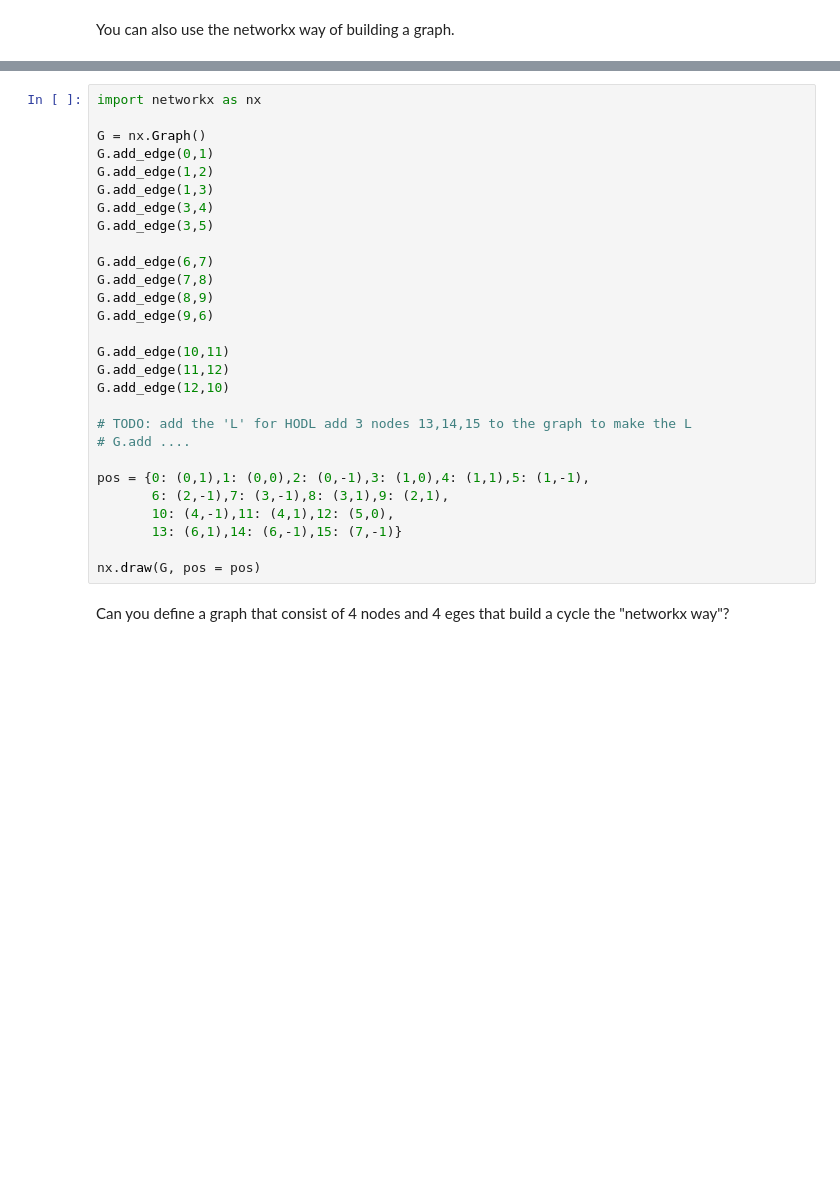
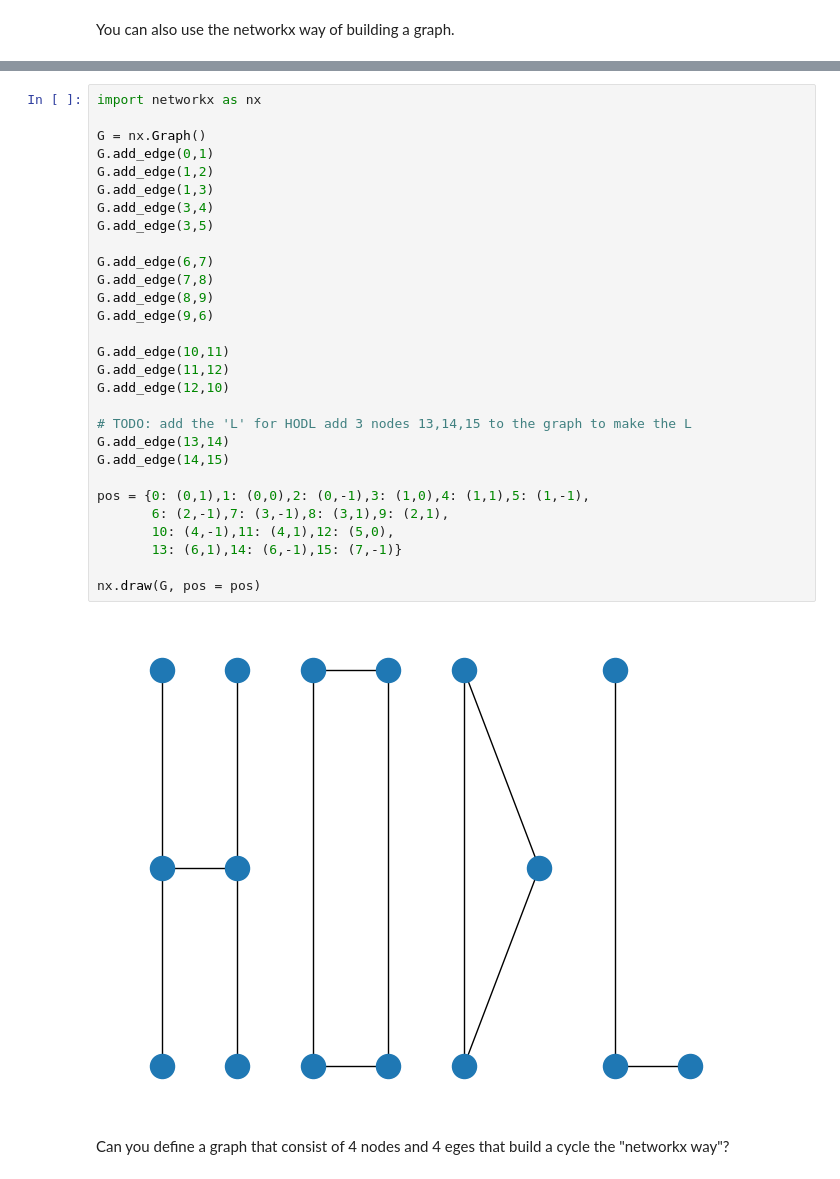
Before and after one commit to MichalisPapadakis/HODL_2026_assignements, a Jupyter notebook: HODL_Graph_Neural_Networks.ipynb, the cells around one changed output, grey strips where cells are left out. Drawn from its saved outputs; the diff is of its cells as text; blank space fills up the shorter version.

```diff
--- a/HODL_Graph_Neural_Networks.ipynb
+++ b/HODL_Graph_Neural_Networks.ipynb
@@ -505,31 +512,34 @@ nx.draw(G2)
 # %%
 import networkx as nx
 
 G = nx.Graph()
 G.add_edge(0,1)
 G.add_edge(1,2)
 G.add_edge(1,3)
 G.add_edge(3,4)
 G.add_edge(3,5)
 
 G.add_edge(6,7)
 G.add_edge(7,8)
 G.add_edge(8,9)
 G.add_edge(9,6)
 
 G.add_edge(10,11)
 G.add_edge(11,12)
 G.add_edge(12,10)
 
 # TODO: add the 'L' for HODL add 3 nodes 13,14,15 to the graph to make the L
-# G.add ....
+G.add_edge(13,14)
+G.add_edge(14,15)
 
 pos = {0: (0,1),1: (0,0),2: (0,-1),3: (1,0),4: (1,1),5: (1,-1),
        6: (2,-1),7: (3,-1),8: (3,1),9: (2,1),
        10: (4,-1),11: (4,1),12: (5,0),
        13: (6,1),14: (6,-1),15: (7,-1)}
 
 nx.draw(G, pos = pos)
+# %% [output]
+[figure, added]
 # %% [markdown]
 Can you define a graph that consist of 4 nodes and 4 eges that build a cycle the "networkx way"?
 # %%
```
Also changed, not shown: parts of 16 cells of this notebook.
